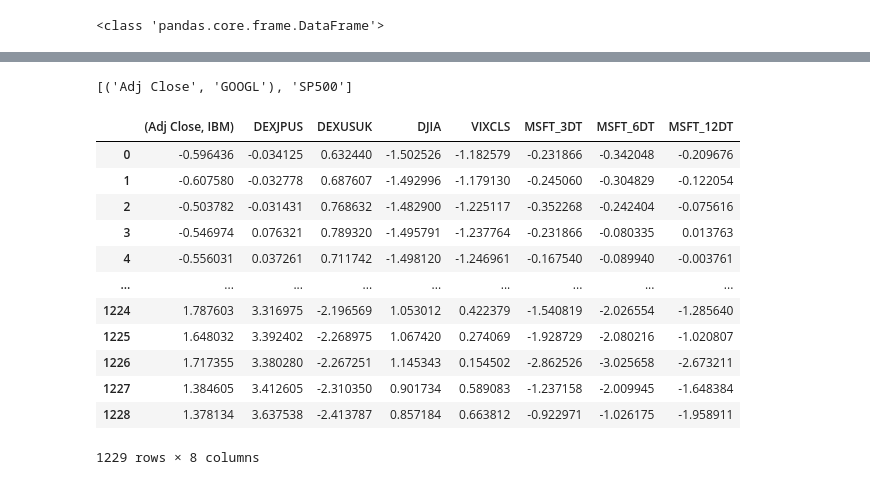
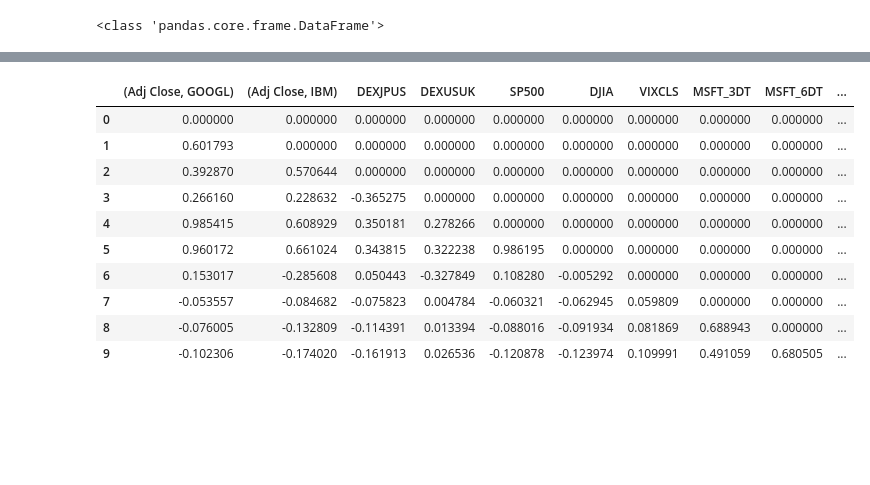
Before and after one commit to oathathat/ML_Kmitl_3D, a Jupyter notebook: Lab/Lab5.ipynb, the cells around one changed output, grey strips where cells are left out. Saved outputs shown, nothing was run; the diff lists cells and outputs as text; code cells hidden in the pictures; blank space fills up the shorter version.

```diff
--- a/Lab/Lab5.ipynb
+++ b/Lab/Lab5.ipynb
@@ -193,22 +196,19 @@ X.corr()
 # %%
 lower = pd.DataFrame(np.tril(X.corr(),-1),columns = X.columns)
 to_drop = [column for column in lower.columns if any(lower[column] > 0.9)]
 to_drop
+lower
 # %% [output]
-[('Adj Close', 'GOOGL'), 'SP500']
+|  | (Adj Close, GOOGL) | (Adj Close, IBM) | DEXJPUS | DEXUSUK | SP500 | DJIA | VIXCLS | MSFT_3DT | MSFT_6DT | ... |
+| 0 | 0.000000 | 0.000000 | 0.000000 | 0.000000 | 0.000000 | 0.000000 | 0.000000 | 0.000000 | 0.000000 | ... |
+| 1 | 0.601793 | 0.000000 | 0.000000 | 0.000000 | 0.000000 | 0.000000 | 0.000000 | 0.000000 | 0.000000 | ... |
+| 2 | 0.392870 | 0.570644 | 0.000000 | 0.000000 | 0.000000 | 0.000000 | 0.000000 | 0.000000 | 0.000000 | ... |
+| 3 | 0.266160 | 0.228632 | -0.365275 | 0.000000 | 0.000000 | 0.000000 | 0.000000 | 0.000000 | 0.000000 | ... |
+| 4 | 0.985415 | 0.608929 | 0.350181 | 0.278266 | 0.000000 | 0.000000 | 0.000000 | 0.000000 | 0.000000 | ... |
+| 5 | 0.960172 | 0.661024 | 0.343815 | 0.322238 | 0.986195 | 0.000000 | 0.000000 | 0.000000 | 0.000000 | ... |
+| 6 | 0.153017 | -0.285608 | 0.050443 | -0.327849 | 0.108280 | -0.005292 | 0.000000 | 0.000000 | 0.000000 | ... |
+| 7 | -0.053557 | -0.084682 | -0.075823 | 0.004784 | -0.060321 | -0.062945 | 0.059809 | 0.000000 | 0.000000 | ... |
+| 8 | -0.076005 | -0.132809 | -0.114391 | 0.013394 | -0.088016 | -0.091934 | 0.081869 | 0.688943 | 0.000000 | ... |
+| 9 | -0.102306 | -0.174020 | -0.161913 | 0.026536 | -0.120878 | -0.123974 | 0.109991 | 0.491059 | 0.680505 | ... |
 # %%
-X.drop(columns=to_drop)
+X.drop(columns=to_drop,inplace=True)
-# %% [output]
-|  | (Adj Close, IBM) | DEXJPUS | DEXUSUK | DJIA | VIXCLS | MSFT_3DT | MSFT_6DT | MSFT_12DT |
-| 0 | -0.596436 | -0.034125 | 0.632440 | -1.502526 | -1.182579 | -0.231866 | -0.342048 | -0.209676 |
-| 1 | -0.607580 | -0.032778 | 0.687607 | -1.492996 | -1.179130 | -0.245060 | -0.304829 | -0.122054 |
-| 2 | -0.503782 | -0.031431 | 0.768632 | -1.482900 | -1.225117 | -0.352268 | -0.242404 | -0.075616 |
-| 3 | -0.546974 | 0.076321 | 0.789320 | -1.495791 | -1.237764 | -0.231866 | -0.080335 | 0.013763 |
-| 4 | -0.556031 | 0.037261 | 0.711742 | -1.498120 | -1.246961 | -0.167540 | -0.089940 | -0.003761 |
-| ... | ... | ... | ... | ... | ... | ... | ... | ... |
-| 1224 | 1.787603 | 3.316975 | -2.196569 | 1.053012 | 0.422379 | -1.540819 | -2.026554 | -1.285640 |
-| 1225 | 1.648032 | 3.392402 | -2.268975 | 1.067420 | 0.274069 | -1.928729 | -2.080216 | -1.020807 |
-| 1226 | 1.717355 | 3.380280 | -2.267251 | 1.145343 | 0.154502 | -2.862526 | -3.025658 | -2.673211 |
-| 1227 | 1.384605 | 3.412605 | -2.310350 | 0.901734 | 0.589083 | -1.237158 | -2.009945 | -1.648384 |
-| 1228 | 1.378134 | 3.637538 | -2.413787 | 0.857184 | 0.663812 | -0.922971 | -1.026175 | -1.958911 |
-1229 rows × 8 columns
```
Also changed, not shown: parts of 17 cells of this notebook.
